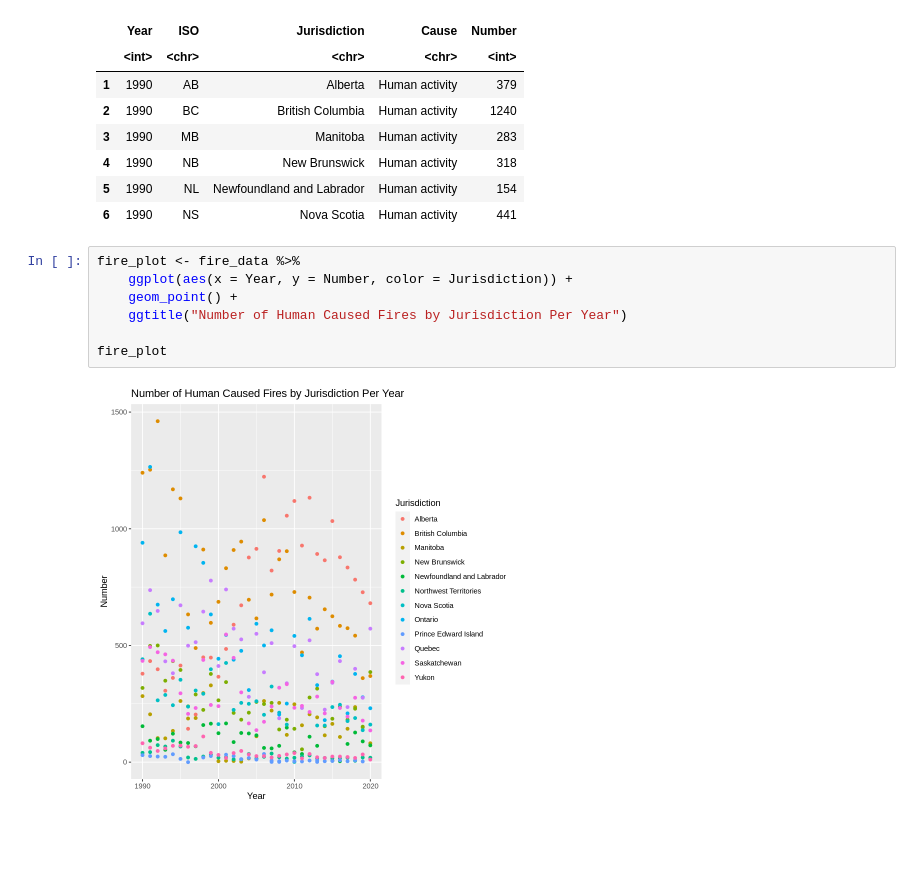
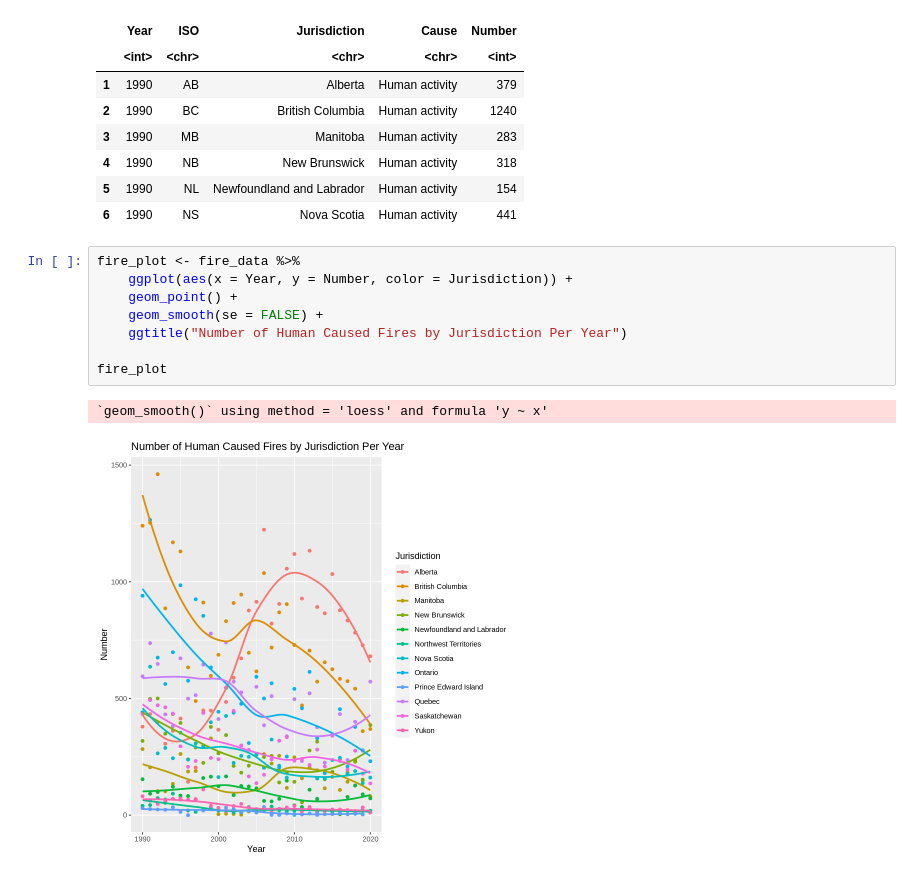
Before and after one commit to hakkd/Canada-Forest-Fires-By-Cause, a Jupyter notebook: proposal_group2.ipynb, the cells around one changed output. Cells and saved outputs as stored; diff of their text form; blank space fills up the shorter version.

Commit message:
added trends to fire plot

```diff
--- a/proposal_group2.ipynb
+++ b/proposal_group2.ipynb
@@ -88,9 +88,11 @@ A data.frame: 6 × 5
 # %%
 fire_plot <- fire_data %>%
     ggplot(aes(x = Year, y = Number, color = Jurisdiction)) +
     geom_point() +
+    geom_smooth(se = FALSE) +
     ggtitle("Number of Human Caused Fires by Jurisdiction Per Year")
 
 fire_plot
 # %% [output]
+`geom_smooth()` using method = 'loess' and formula 'y ~ x'
-[figure, old version]
+[figure, new version]
```
